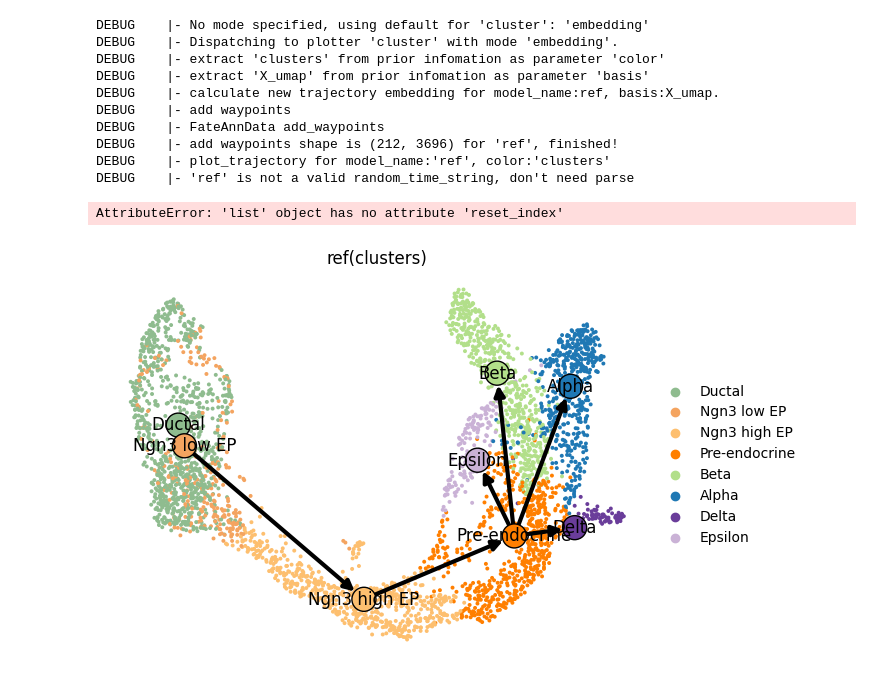
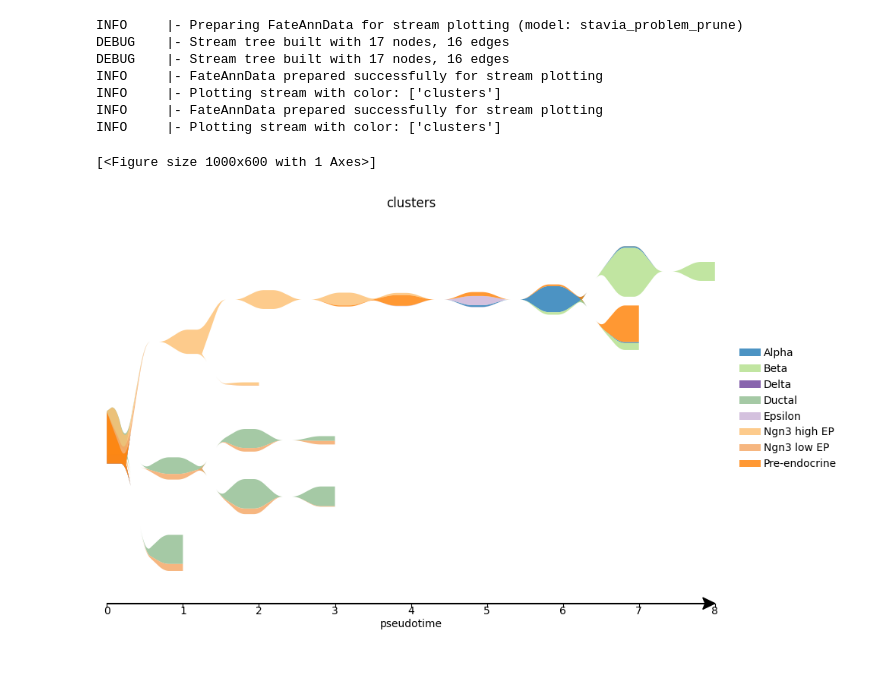
Before and after one commit to HuangDDU/cafe-release, a Jupyter notebook: notebook_dev/hzy/25.10.29-problem_stavia_visualization.ipynb, the cells around one changed output. Cells and saved outputs as stored; diff of their text form; code cells hidden in the pictures.

Commit message:
stavia ok， need test atalas

```diff
--- a/notebook_dev/hzy/25.10.29-problem_stavia_visualization.ipynb
+++ b/notebook_dev/hzy/25.10.29-problem_stavia_visualization.ipynb
@@ -17,5 +15,6 @@ INFO      Version: 0.1.3
 # %%
-model_name = "stavia_problem"
+# model_name = "stavia_problem"
+model_name = "stavia_problem_prune" # 剪枝了的
 fadata = cafe.data.read_pancrease()
 fadata.load_trajectory_dict(model_name_list=[model_name])
 fadata
@@ -68,15 +80,12 @@ array([[<Axes: title={'center': 'stavia_problem(clusters)'}, xlabel='_milestone_
 # %%
-cafe.plot.plot_wrapper(fadata, model_name=model_name, wrapper_type="cluster")
+cafe.plot.plot_stream(fadata, model_name=model_name, mode="density")
 # %% [output]
-DEBUG    |- No mode specified, using default for 'cluster': 'embedding'
-DEBUG    |- Dispatching to plotter 'cluster' with mode 'embedding'.
-DEBUG    |- extract 'clusters' from prior infomation as parameter 'color'
-DEBUG    |- extract 'X_umap' from prior infomation as parameter 'basis'
-DEBUG    |- calculate new trajectory embedding for model_name:ref, basis:X_umap.
-DEBUG    |- add waypoints
-DEBUG    |- FateAnnData add_waypoints
-DEBUG    |- add waypoints shape is (212, 3696) for 'ref', finished!
-DEBUG    |- plot_trajectory for model_name:'ref', color:'clusters'
-DEBUG    |- 'ref' is not a valid random_time_string, don't need parse
+INFO     |- Preparing FateAnnData for stream plotting (model: stavia_problem_prune)
+DEBUG    |- Stream tree built with 17 nodes, 16 edges
+DEBUG    |- Stream tree built with 17 nodes, 16 edges
+INFO     |- FateAnnData prepared successfully for stream plotting
+INFO     |- Plotting stream with color: ['clusters']
+INFO     |- FateAnnData prepared successfully for stream plotting
+INFO     |- Plotting stream with color: ['clusters']
-AttributeError: 'list' object has no attribute 'reset_index'
+[<Figure size 1000x600 with 1 Axes>]
-[figure, old version]
+[figure, new version]
```
Also changed, not shown: parts of 5 cells of this notebook, 9 other files.
